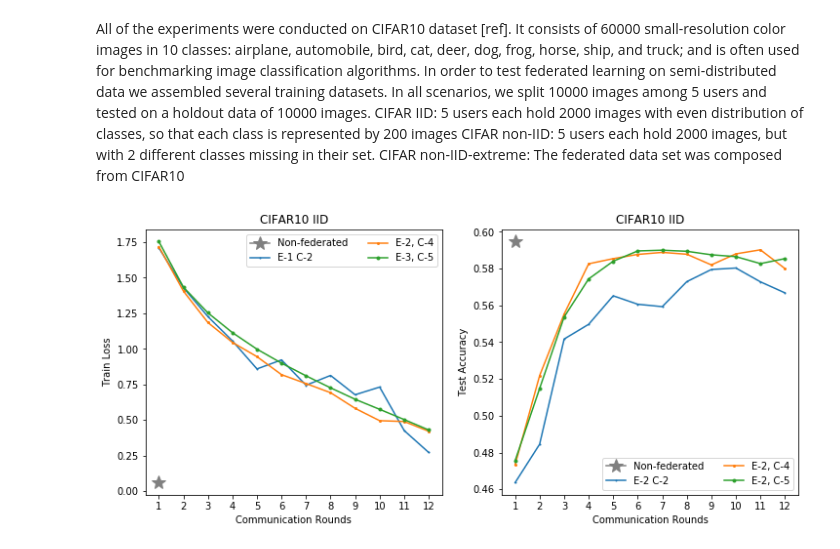
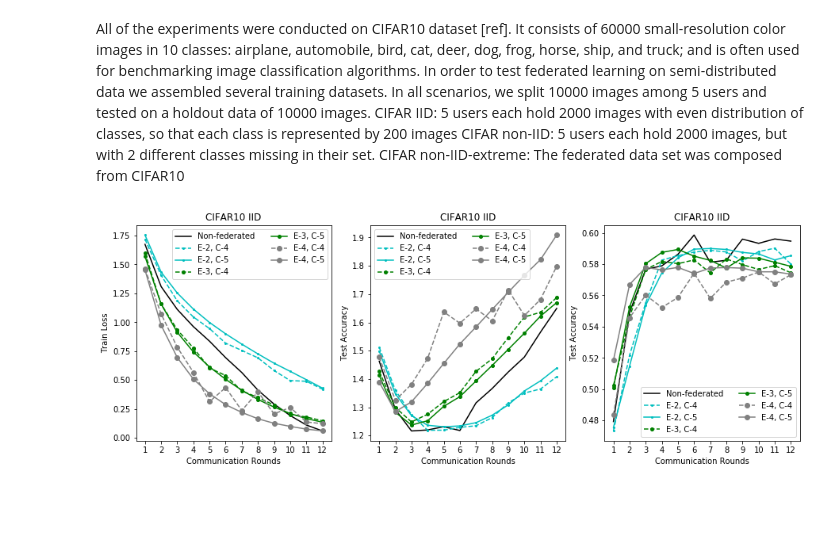
Before and after one commit to abogdanova/FedMed, a Jupyter notebook: Experiments.ipynb, the cells around one changed output. Saved outputs shown, nothing was run; the diff lists cells and outputs as text; code cells hidden in the pictures; blank space fills up the shorter version.

```diff
--- a/Experiments.ipynb
+++ b/Experiments.ipynb
@@ -57,37 +71,57 @@ CIFAR non-IID-extreme:
 The federated data set was composed from CIFAR10
 # %%
 # Exp 7 IID
-plt.figure(figsize=(12,5))
+plt.figure(figsize=(15,5))
 
-plt.subplot(1,2,1)
-plt.plot(NFT, color="grey",  marker='*', markersize = 14, label="Non-federated")
-plt.plot(iE2C2Train, marker='o', label='E-1 C-2', markersize = 1)
-plt.plot(iE2C4Train, marker='o', label='E-2, C-4', markersize = 2)
-plt.plot(iE2C5Train, marker='o', label='E-3, C-5', markersize = 3)
-#plt.plot(iE3C4Train, marker='o', label='E-4', markersize = 4)
-#plt.plot(iE6C5Train, marker='o', label='E-6', markersize = 6)
-#plt.plot(iE12C5Train, marker='*', label='E-12', markersize = 8)
+plt.subplot(1,3,1)
+plt.plot(NFTrain, color="black", markersize = 6, label="Non-federated", linestyle='-')
+#plt.plot(iE2C2Train, 'co', label='E-2 C-2', markersize = 2, linestyle=':')
+plt.plot(iE2C4Train, 'co', label='E-2, C-4', markersize = 2, linestyle='--')
+plt.plot(iE2C5Train, 'co', label='E-2, C-5', markersize = 2, linestyle='-')
+#plt.plot(iE3C2Train, 'go', label='E-3, C-2', markersize = 4, linestyle=':')
+plt.plot(iE3C4Train, 'go', label='E-3, C-4', markersize = 4, linestyle='--')
+plt.plot(iE3C5Train, 'go', label='E-3, C-5', markersize = 4, linestyle='-')
+plt.plot(iE4C4Train, color='grey', marker='o', label='E-4, C-4', markersize = 6, linestyle='--')
+plt.plot(iE4C5Train, color='grey', marker='o', label='E-4, C-5', markersize = 6, linestyle='-')
 plt.xticks(np.arange(1, 13, step=1))
 plt.ylabel('Train Loss')
 plt.xlabel('Communication Rounds')
 plt.title("CIFAR10 IID")
 plt.legend(ncol=2)
 
-plt.subplot(1,2,2)
-plt.plot(NFA, color="grey",  marker='*', markersize = 14, label="Non-federated")
-plt.plot(iE2C2Accuracy, marker='o', label='E-2 C-2', markersize = 1)
-plt.plot(iE2C4Accuracy, marker='o', label='E-2, C-4', markersize = 2)
-plt.plot(iE2C5Accuracy, marker='o', label='E-2, C-5', markersize = 3)
-#plt.plot(iE4C5Accuracy, marker='o', label='E-4', markersize = 4)
-#plt.plot(iE6C5Accuracy, marker='o', label='E-6', markersize = 6)
-#plt.plot(iE12C5Accuracy, marker='*', label='E-12', markersize = 8)
+plt.subplot(1,3,3)
+plt.plot(NFAccuracy, color="black", markersize = 6, label="Non-federated", linestyle='-')
+#plt.plot(iE2C2Accuracy, 'co', label='E-2, C-2', markersize = 2, linestyle=':')
+plt.plot(iE2C4Accuracy, 'co', label='E-2, C-4', markersize = 2, linestyle='--')
+plt.plot(iE2C5Accuracy, 'co', label='E-2, C-5', markersize = 2, linestyle='-')
+#plt.plot(iE3C2Accuracy, 'go', label='E-3, C-2', markersize = 4, linestyle=':')
+plt.plot(iE3C4Accuracy, 'go', label='E-3, C-4', markersize = 4, linestyle='--')
+plt.plot(iE3C5Accuracy, 'go', label='E-3, C-5', markersize = 4, linestyle='-')
+plt.plot(iE4C4Accuracy, color='grey', marker='o', label='E-4, C-4', markersize = 6, linestyle='--')
+plt.plot(iE4C5Accuracy, color='grey', marker='o', label='E-4, C-5', markersize = 6, linestyle='-')
+plt.xticks(np.arange(1, 13, step=1))
+plt.ylabel('Test Accuracy')
+plt.xlabel('Communication Rounds')
+plt.title("CIFAR10 IID")
+plt.legend(ncol=2)
+
+plt.subplot(1,3,2)
+plt.plot(NFTest, color="black",  markersize = 6, label="Non-federated", linestyle='-')
+#plt.plot(iE2C2Test, 'co', label='E-2, C-2', markersize = 2, linestyle=':')
+plt.plot(iE2C4Test, 'co', label='E-2, C-4', markersize = 2, linestyle='--')
+plt.plot(iE2C5Test, 'co', label='E-2, C-5', markersize = 2, linestyle='-')
+#plt.plot(iE3C2Test, 'go', label='E-3, C-2', markersize = 4, linestyle=':')
+plt.plot(iE3C4Test, 'go', label='E-3, C-4', markersize = 4, linestyle='--')
+plt.plot(iE3C5Test, 'go', label='E-3, C-5', markersize = 4, linestyle='-')
+plt.plot(iE4C4Test, color='grey', marker='o', label='E-4, C-4', markersize = 6, linestyle='--')
+plt.plot(iE4C5Test, color='grey', marker='o', label='E-4, C-5', markersize = 6, linestyle='-')
 plt.xticks(np.arange(1, 13, step=1))
 plt.ylabel('Test Accuracy')
 plt.xlabel('Communication Rounds')
 plt.title("CIFAR10 IID")
 plt.legend(ncol=2)
 
 plt.show()
 # %% [output]
-[figure, old version]
+[figure, new version]
 # %%
```
Also changed, not shown: parts of 10 cells of this notebook, 30 other files.
